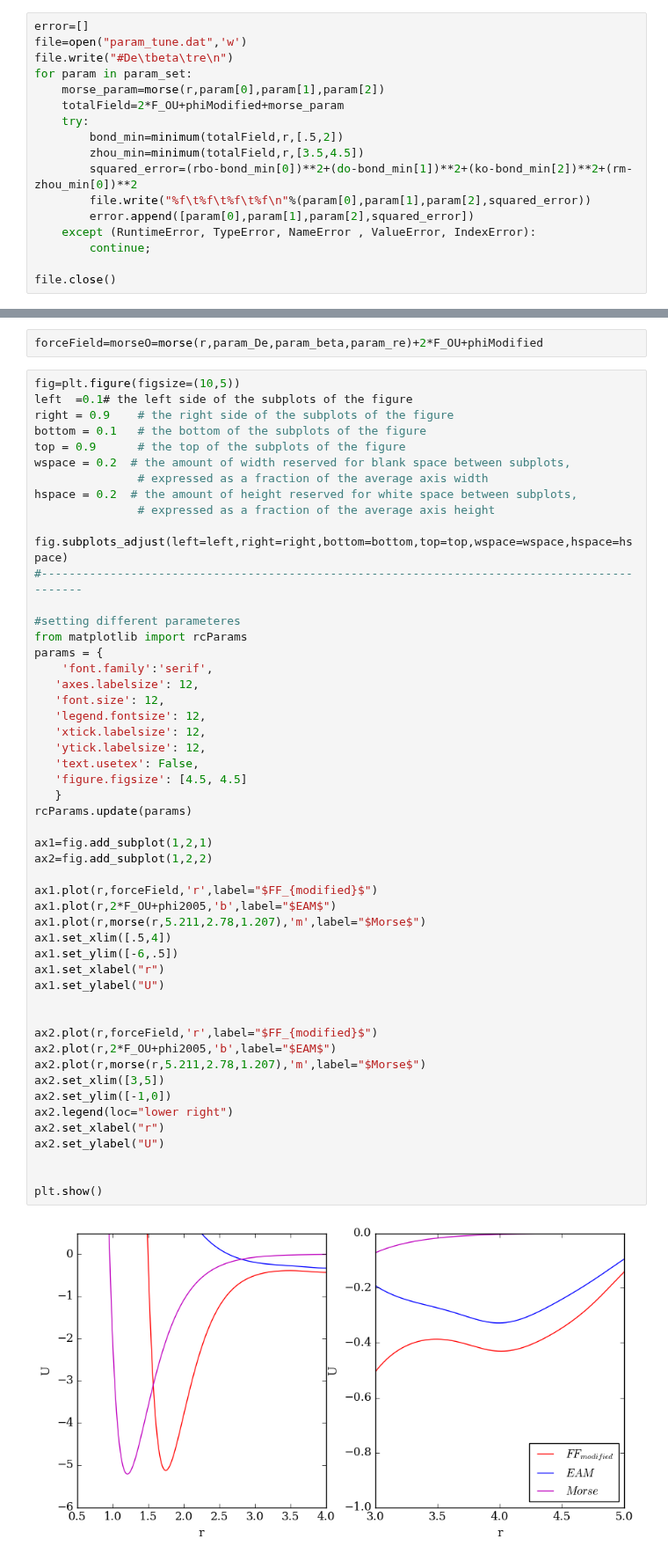
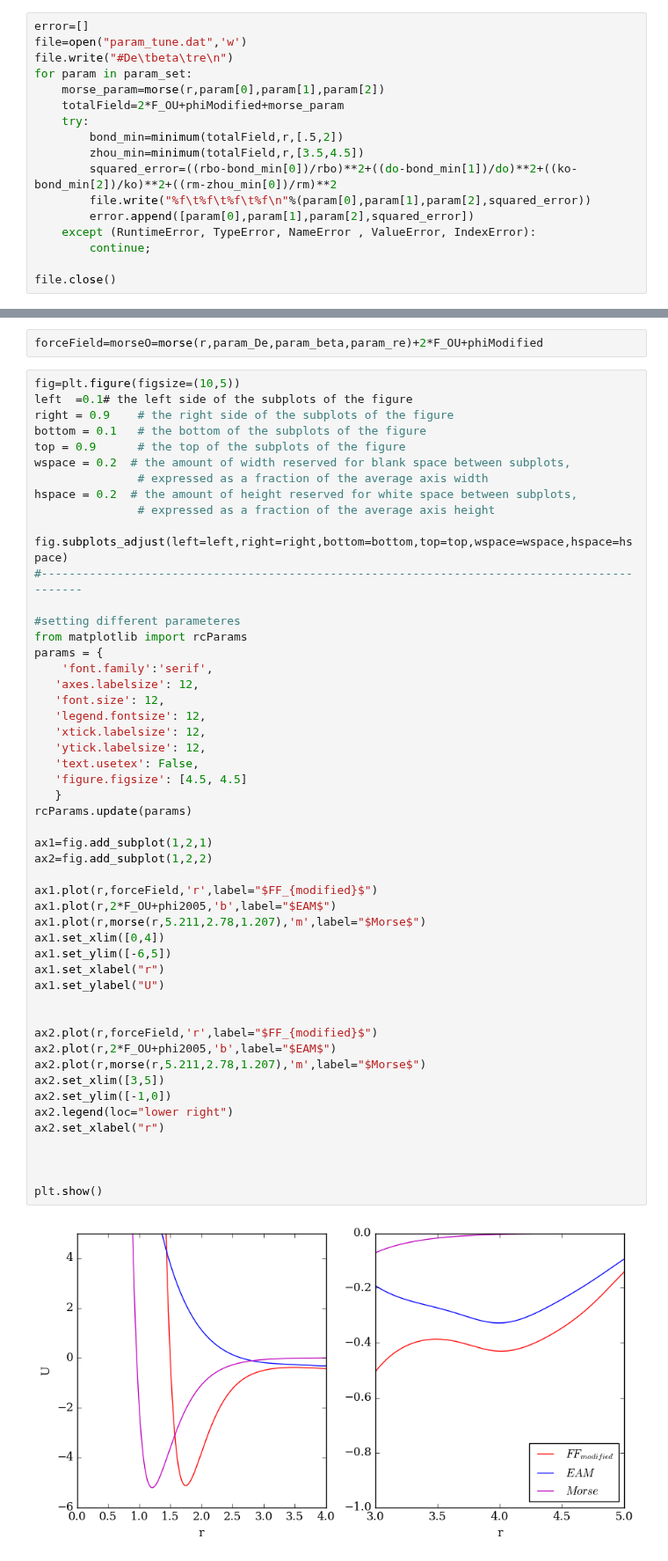
Before and after one commit to 123daimanu/DR_EAM, a Jupyter notebook: EAM_OxygenZhou2005.ipynb, the cells around one changed output, grey strips where cells are left out. Shown at 88% size. Cells and saved outputs as stored; diff of their text form.

```diff
--- a/EAM_OxygenZhou2005.ipynb
+++ b/EAM_OxygenZhou2005.ipynb
@@ -167,7 +174,7 @@ for param in param_set:
     try:
         bond_min=minimum(totalField,r,[.5,2])
         zhou_min=minimum(totalField,r,[3.5,4.5])
-        squared_error=(rbo-bond_min[0])**2+(do-bond_min[1])**2+(ko-bond_min[2])**2+(rm-zhou_min[0])**2
+        squared_error=((rbo-bond_min[0])/rbo)**2+((do-bond_min[1])/do)**2+((ko-bond_min[2])/ko)**2+((rm-zhou_min[0])/rm)**2
         file.write("%f\t%f\t%f\t%f\n"%(param[0],param[1],param[2],squared_error))
         error.append([param[0],param[1],param[2],squared_error])
     except (RuntimeError, TypeError, NameError , ValueError, IndexError):
@@ -257,35 +264,35 @@ params = {
    'font.size': 12,
    'legend.fontsize': 12,
    'xtick.labelsize': 12,
    'ytick.labelsize': 12,
    'text.usetex': False,
    'figure.figsize': [4.5, 4.5]
    }
 rcParams.update(params)
 
 ax1=fig.add_subplot(1,2,1)
 ax2=fig.add_subplot(1,2,2)
 
 ax1.plot(r,forceField,'r',label="$FF_{modified}$")
 ax1.plot(r,2*F_OU+phi2005,'b',label="$EAM$")
 ax1.plot(r,morse(r,5.211,2.78,1.207),'m',label="$Morse$")
-ax1.set_xlim([.5,4])
-ax1.set_ylim([-6,.5])
+ax1.set_xlim([0,4])
+ax1.set_ylim([-6,5])
 ax1.set_xlabel("r")
 ax1.set_ylabel("U")
 
 
 ax2.plot(r,forceField,'r',label="$FF_{modified}$")
 ax2.plot(r,2*F_OU+phi2005,'b',label="$EAM$")
 ax2.plot(r,morse(r,5.211,2.78,1.207),'m',label="$Morse$")
 ax2.set_xlim([3,5])
 ax2.set_ylim([-1,0])
 ax2.legend(loc="lower right")
 ax2.set_xlabel("r")
-ax2.set_ylabel("U")
+
 
 
 plt.show()
 # %% [output]
-[figure, old version]
+[figure, new version]
 # %%
```
Also changed, not shown: parts of 11 cells of this notebook.
